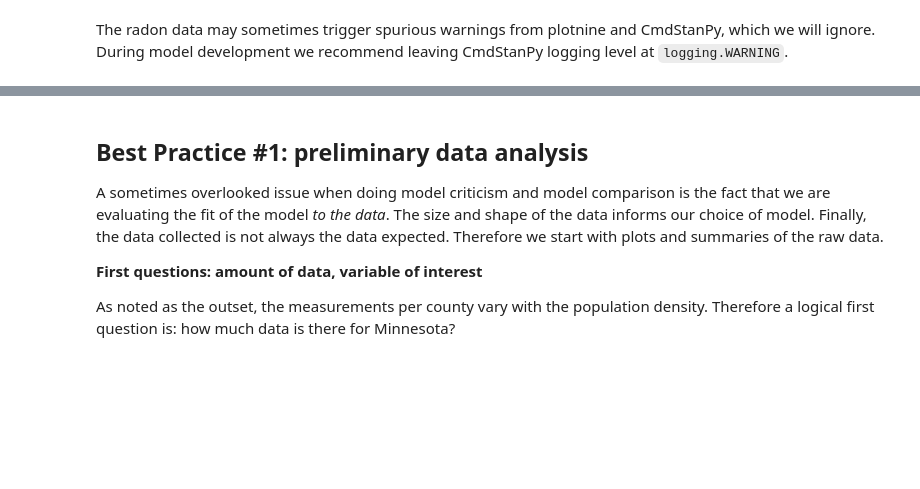
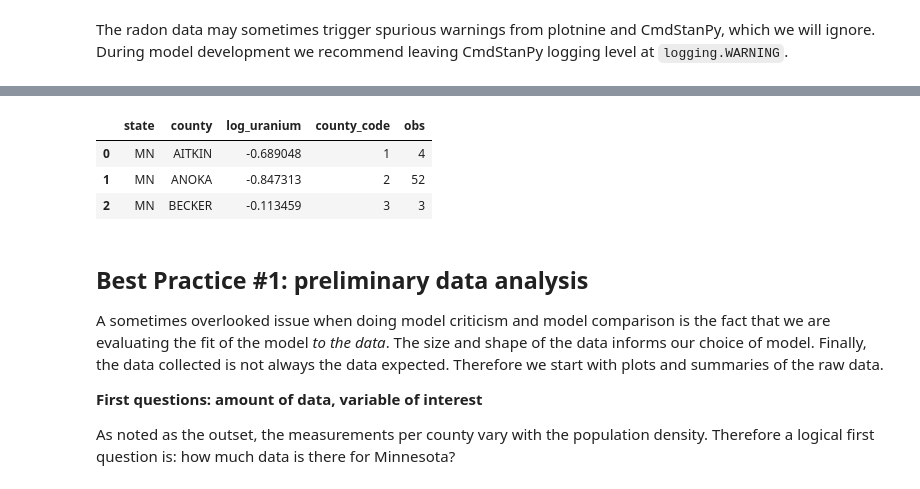
Before and after one commit to stan-dev/example-models, a Jupyter notebook: jupyter/radon/radon.ipynb, the cells around one changed output, grey strips where cells are left out. Cells and saved outputs as stored; diff of their text form; code cells hidden in the pictures; blank space fills up the shorter version.

```diff
--- a/jupyter/radon/radon.ipynb
+++ b/jupyter/radon/radon.ipynb
@@ -113,6 +122,11 @@ mn_radon[:7]
 # %%
-mn_counties = pd.read_csv(r'mn_counties.csv')
+mn_counties = pd.read_csv(os.path.join('data','mn_counties.csv'))
 mn_counties[:3]
+# %% [output]
+|  | state | county | log_uranium | county_code | obs |
+| 0 | MN | AITKIN | -0.689048 | 1 | 4 |
+| 1 | MN | ANOKA | -0.847313 | 2 | 52 |
+| 2 | MN | BECKER | -0.113459 | 3 | 3 |
 # %% [markdown]
 ## Best Practice #1: preliminary data analysis
 
```
Also changed, not shown: parts of 28 cells of this notebook, 1 other file.
